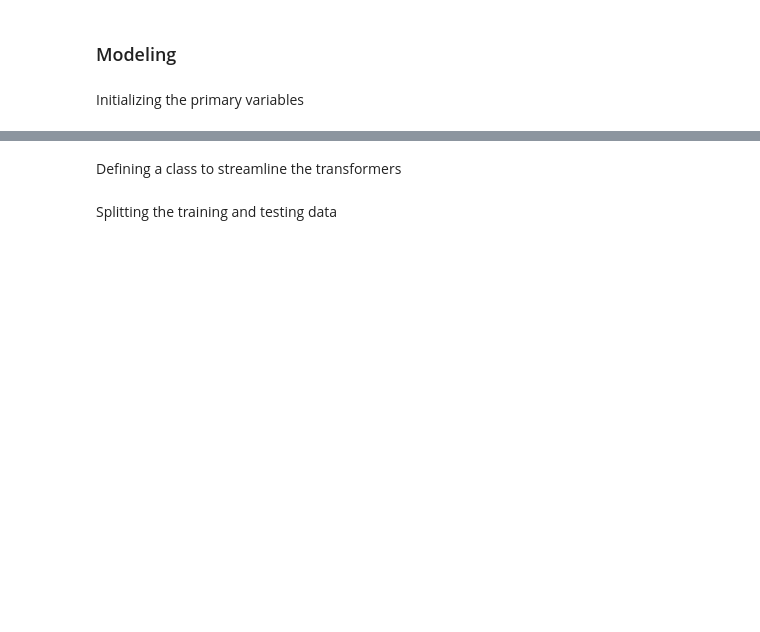
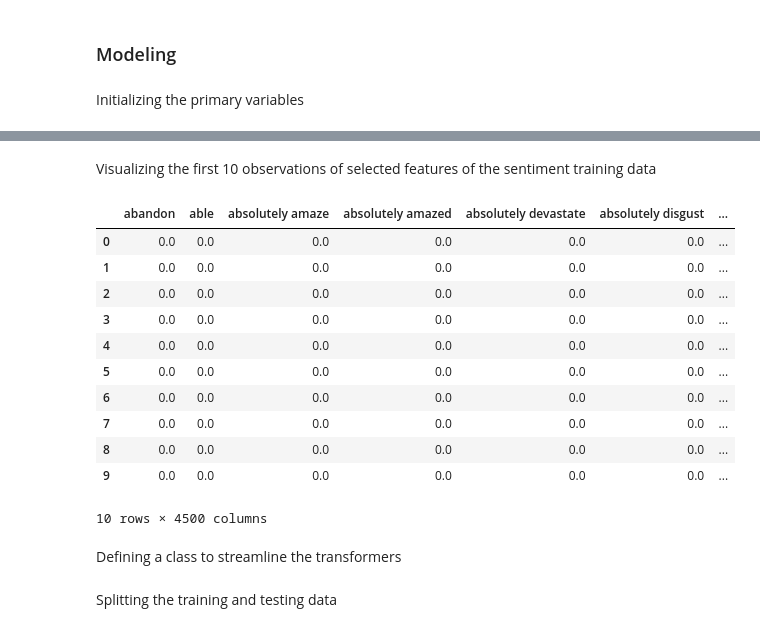
Before and after one commit to hyoaru/anonalyze-process, a Jupyter notebook: models/sentiment-emotion-classification/model-training-process.ipynb, the cells around one changed output, grey strips where cells are left out. Cells and saved outputs as stored; diff of their text form; code cells hidden in the pictures; blank space fills up the shorter version.

```diff
--- a/models/sentiment-emotion-classification/model-training-process.ipynb
+++ b/models/sentiment-emotion-classification/model-training-process.ipynb
@@ -326,6 +351,25 @@ Chi-squared test based feature selector
 # %%
 selector_sentiment = SelectKBest(chi2, k=4500)
 selector_emotion = SelectKBest(chi2, k=4500)
+# %% [markdown]
+Visualizing the first 10 observations of selected features of the sentiment training data
+# %%
+pd.DataFrame(
+  selector_sentiment.fit_transform(vectorizer.transform(x_sentiment_train), y_sentiment_train)[:10].toarray(),
+  columns=np.array(vectorizer.get_feature_names_out())[np.array(selector.get_support())], )
+# %% [output]
+|  | abandon | able | absolutely amaze | absolutely amazed | absolutely devastate | absolutely disgust | ... |
+| 0 | 0.0 | 0.0 | 0.0 | 0.0 | 0.0 | 0.0 | ... |
+| 1 | 0.0 | 0.0 | 0.0 | 0.0 | 0.0 | 0.0 | ... |
+| 2 | 0.0 | 0.0 | 0.0 | 0.0 | 0.0 | 0.0 | ... |
+| 3 | 0.0 | 0.0 | 0.0 | 0.0 | 0.0 | 0.0 | ... |
+| 4 | 0.0 | 0.0 | 0.0 | 0.0 | 0.0 | 0.0 | ... |
+| 5 | 0.0 | 0.0 | 0.0 | 0.0 | 0.0 | 0.0 | ... |
+| 6 | 0.0 | 0.0 | 0.0 | 0.0 | 0.0 | 0.0 | ... |
+| 7 | 0.0 | 0.0 | 0.0 | 0.0 | 0.0 | 0.0 | ... |
+| 8 | 0.0 | 0.0 | 0.0 | 0.0 | 0.0 | 0.0 | ... |
+| 9 | 0.0 | 0.0 | 0.0 | 0.0 | 0.0 | 0.0 | ... |
+10 rows × 4500 columns
 # %% [markdown]
 Defining a class to streamline the transformers
 # %%
```
Also changed, not shown: parts of 7 cells of this notebook.
